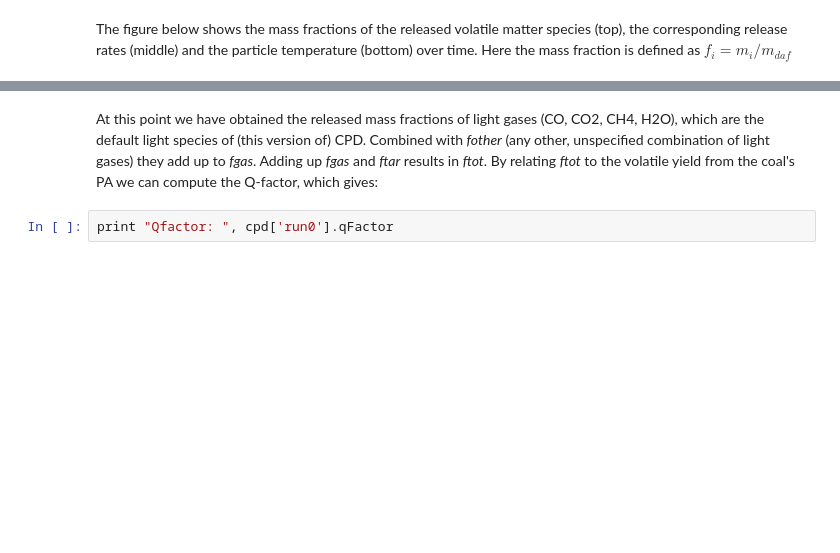
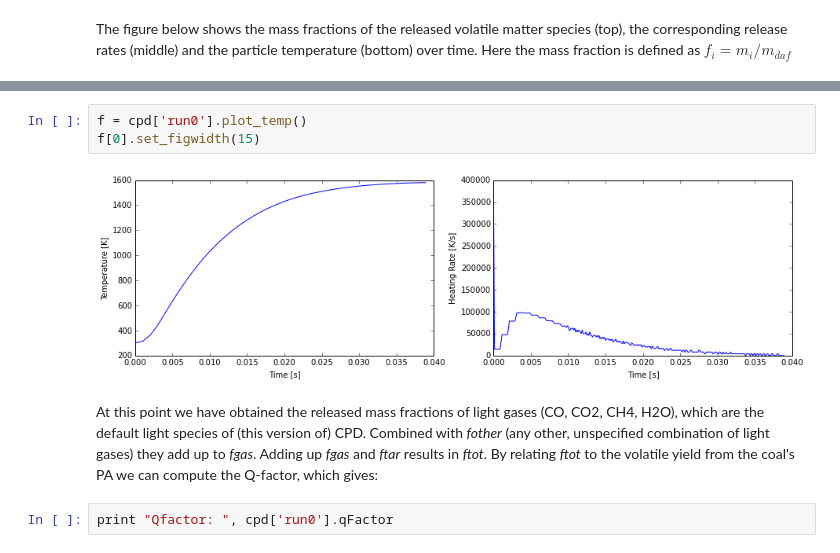
Before and after one commit to ostein/notebooks, a Jupyter notebook: pkp/BlackThunder.ipynb, the cells around one changed output, grey strips where cells are left out. Saved outputs shown, nothing was run; the diff lists cells and outputs as text; blank space fills up the shorter version.

```diff
--- a/pkp/BlackThunder.ipynb
+++ b/pkp/BlackThunder.ipynb
@@ -305,3 +273,8 @@ plot_cpd(cpd)
+# %%
+f = cpd['run0'].plot_temp()
+f[0].set_figwidth(15)
+# %% [output]
+[figure, added]
 # %% [markdown]
 At this point we have obtained the released mass fractions of light gases (CO, CO2, CH4, H2O), which are the default light species of (this version of) CPD. Combined with *fother* (any other, unspecified combination of light gases) they add up to *fgas*. Adding up *fgas* and *ftar* results in *ftot*. By relating *ftot* to the volatile yield from the coal's PA we can compute the Q-factor, which gives:
 # %%
```
Also changed, not shown: parts of 63 cells of this notebook.
